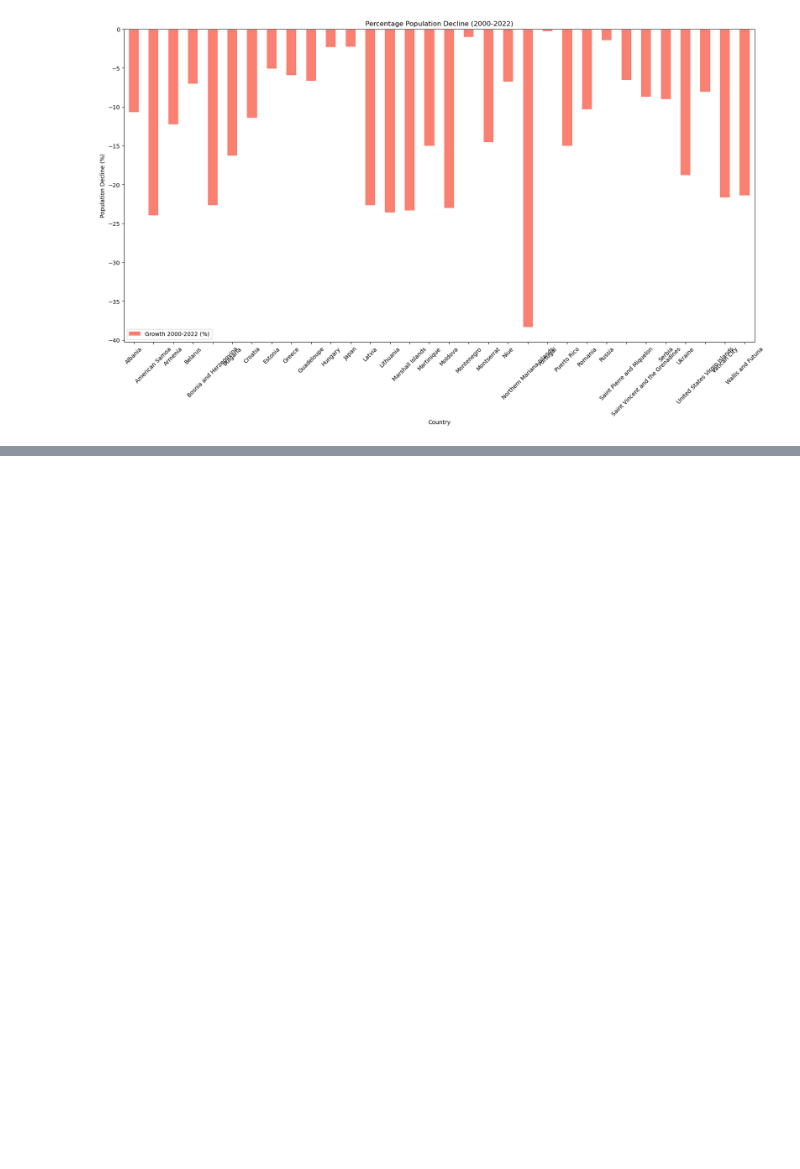
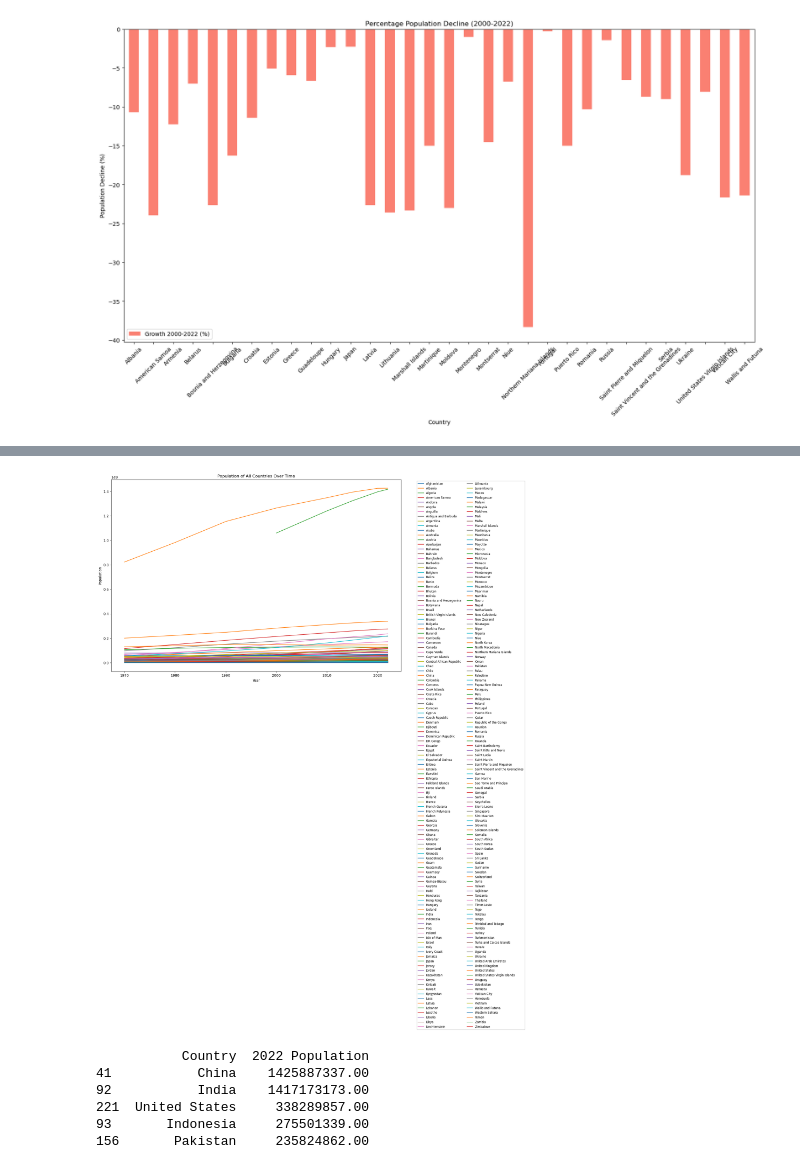
Before and after one commit to Keegawho198/World_population, a Jupyter notebook: exploratory data.ipynb, the cells around one changed output, grey strips where cells are left out. Drawn from its saved outputs; the diff is of its cells as text; code cells hidden in the pictures; blank space fills up the shorter version.

```diff
--- a/exploratory data.ipynb
+++ b/exploratory data.ipynb
@@ -498,0 +546,42 @@ plt.show()
+# %%
+
+# Load the dataset
+file_path = Path("Resources/world_population.csv")
+df = pd.read_csv(file_path)
+
+# Melt the DataFrame to long format for better plotting
+df_melted = df.melt(id_vars=['Country', 'Continent'],
+                    value_vars=['1970 Population', '1980 Population', '1990 Population', '2000 Population', '2010 Population', '2015 Population', '2020 Population', '2022 Population'],
+                    var_name='Year', value_name='Population')
+
+# Clean the 'Year' column to keep only the year number
+df_melted['Year'] = df_melted['Year'].str.extract('(\d{4})').astype(int)
+
+# Plotting the population of all countries over time
+plt.figure(figsize=(15, 10))
+
+# Plot each country
+for country in df['Country'].unique():
+    country_data = df_melted[df_melted['Country'] == country]
+    plt.plot(country_data['Year'], country_data['Population'], label=country)
+
+plt.title('Population of All Countries Over Time')
+plt.xlabel('Year')
+plt.ylabel('Population')
+plt.legend(bbox_to_anchor=(1.05, 1), loc='upper left', fontsize='small', ncol=2)
+plt.show()
+# %% [output]
+[figure, added]
+# %%
+# Find the top 5 countries with the highest population in 2022
+top_5_countries_2022 = df.nlargest(5, '2022 Population')
+
+# Display the top 5 countries
+print(top_5_countries_2022[['Country', '2022 Population']])
+# %% [output]
+           Country  2022 Population
+41           China    1425887337.00
+92           India    1417173173.00
+221  United States     338289857.00
+93       Indonesia     275501339.00
+156       Pakistan     235824862.00
```
Also changed, not shown: parts of 27 cells of this notebook, 1 other file.
